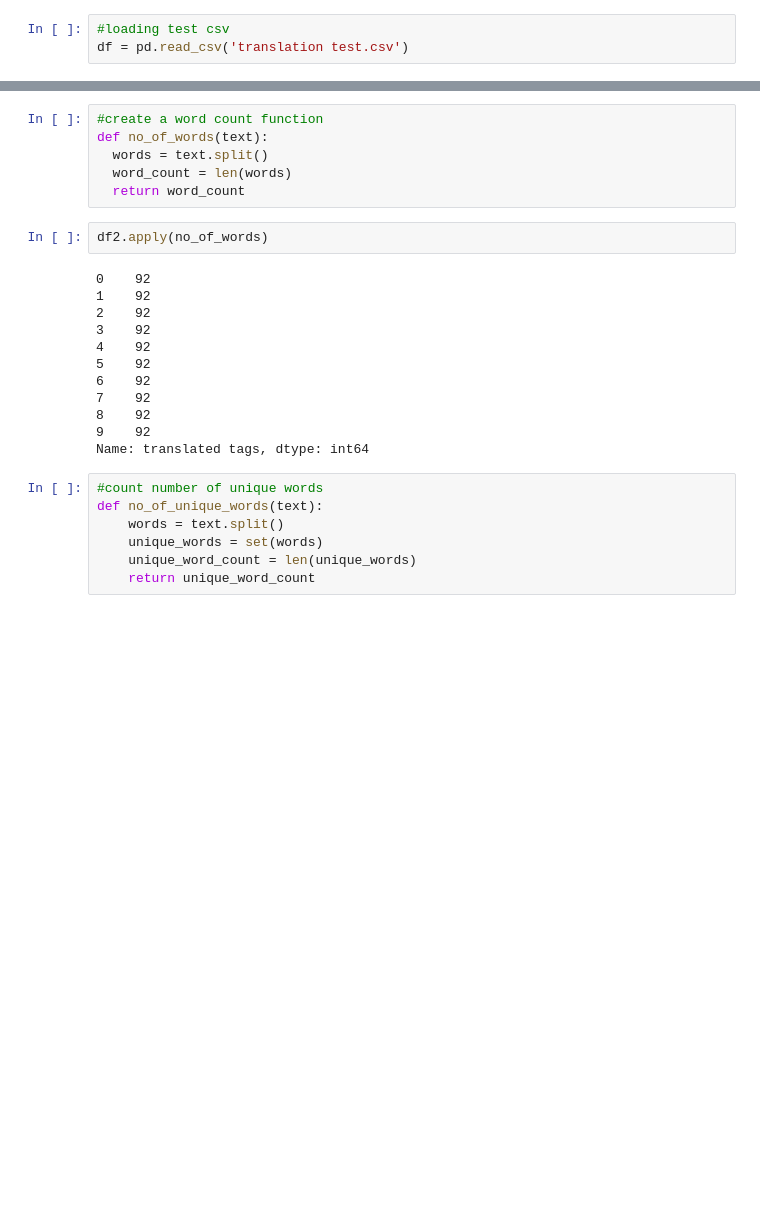
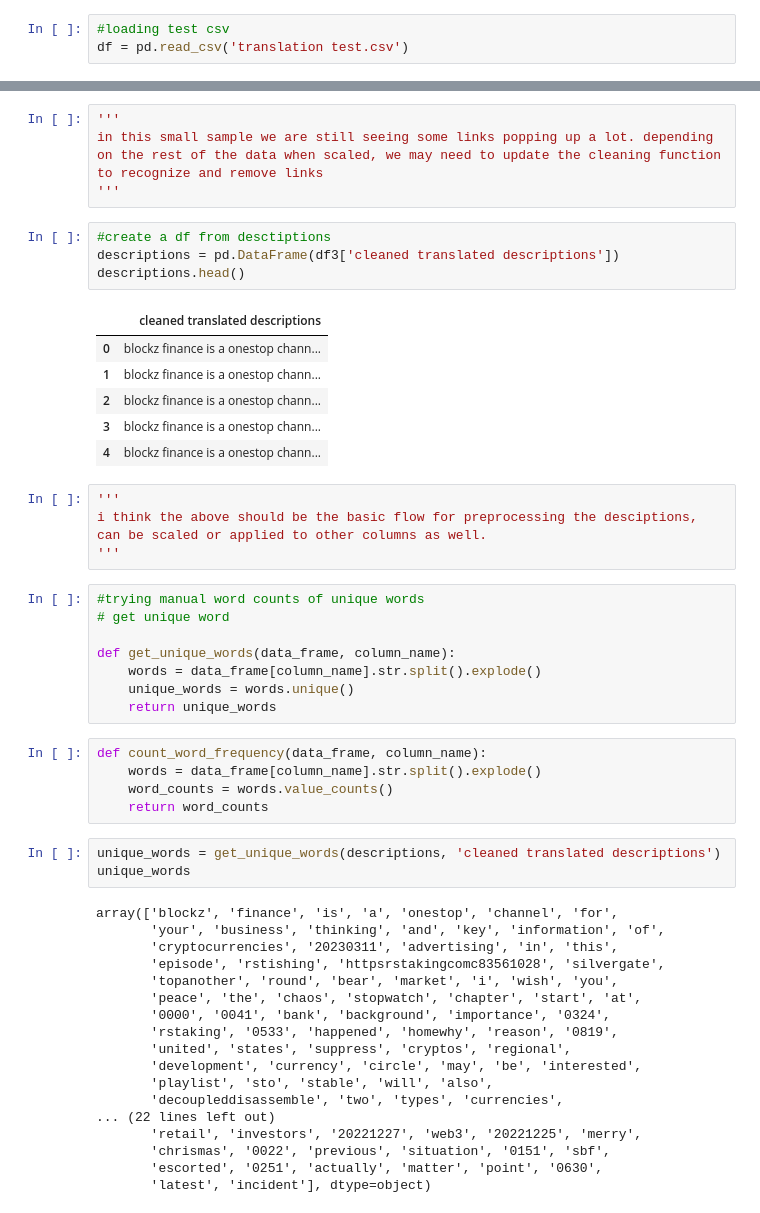
Before and after one commit to MelinaGurung/YouTube_Data_Analysis_with_YouTubeAPI, a Jupyter notebook: Testing Preprocessing.ipynb, the cells around one changed output, grey strips where cells are left out. Saved outputs shown, nothing was run; the diff lists cells and outputs as text; blank space fills up the shorter version.

```diff
--- a/Testing Preprocessing.ipynb
+++ b/Testing Preprocessing.ipynb
@@ -102,27 +111,53 @@ plt.show()
+# %%
+'''
+in this small sample we are still seeing some links popping up a lot. depending on the rest of the data when scaled, we may need to update the cleaning function to recognize and remove links
+'''
+# %%
+#create a df from desctiptions
+descriptions = pd.DataFrame(df3['cleaned translated descriptions'])
+descriptions.head()
+# %% [output]
+|  | cleaned translated descriptions |
+| 0 | blockz finance is a onestop chann... |
+| 1 | blockz finance is a onestop chann... |
+| 2 | blockz finance is a onestop chann... |
+| 3 | blockz finance is a onestop chann... |
+| 4 | blockz finance is a onestop chann... |
+# %%
+'''
+i think the above should be the basic flow for preprocessing the desciptions, can be scaled or applied to other columns as well.
+'''
 # %%
-#create a word count function
-def no_of_words(text):
-  words = text.split()
-  word_count = len(words)
-  return word_count
+#trying manual word counts of unique words
+# get unique word
+
+def get_unique_words(data_frame, column_name):
+    words = data_frame[column_name].str.split().explode()
+    unique_words = words.unique()
+    return unique_words
+# %%
+def count_word_frequency(data_frame, column_name):
+    words = data_frame[column_name].str.split().explode()
+    word_counts = words.value_counts()
+    return word_counts
 # %%
-df2.apply(no_of_words)
+unique_words = get_unique_words(descriptions, 'cleaned translated descriptions')
+unique_words
 # %% [output]
-0    92
-1    92
-2    92
-3    92
-4    92
-5    92
-6    92
-7    92
-8    92
-9    92
-Name: translated tags, dtype: int64
+array(['blockz', 'finance', 'is', 'a', 'onestop', 'channel', 'for',
+       'your', 'business', 'thinking', 'and', 'key', 'information', 'of',
+       'cryptocurrencies', '20230311', 'advertising', 'in', 'this',
+       'episode', 'rstishing', 'httpsrstakingcomc83561028', 'silvergate',
+       'topanother', 'round', 'bear', 'market', 'i', 'wish', 'you',
+       'peace', 'the', 'chaos', 'stopwatch', 'chapter', 'start', 'at',
+       '0000', '0041', 'bank', 'background', 'importance', '0324',
+       'rstaking', '0533', 'happened', 'homewhy', 'reason', '0819',
+       'united', 'states', 'suppress', 'cryptos', 'regional',
+       'development', 'currency', 'circle', 'may', 'be', 'interested',
+       'playlist', 'sto', 'stable', 'will', 'also',
+       'decoupleddisassemble', 'two', 'types', 'currencies',
+... (22 lines left out)
+       'retail', 'investors', '20221227', 'web3', '20221225', 'merry',
+       'chrismas', '0022', 'previous', 'situation', '0151', 'sbf',
+       'escorted', '0251', 'actually', 'matter', 'point', '0630',
+       'latest', 'incident'], dtype=object)
-# %%
-#count number of unique words
-def no_of_unique_words(text):
-    words = text.split()
-    unique_words = set(words)
-    unique_word_count = len(unique_words)
-    return unique_word_count
```
Also changed, not shown: parts of 15 cells of this notebook.
